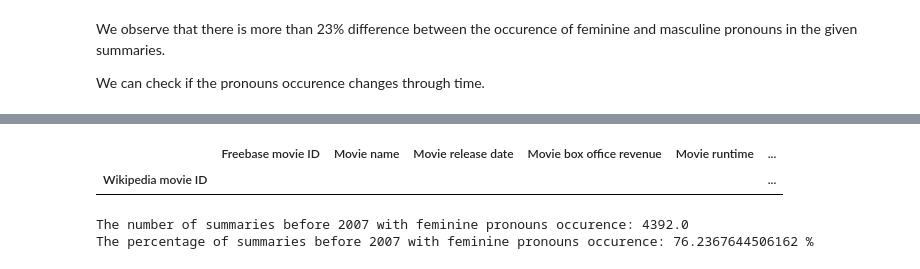
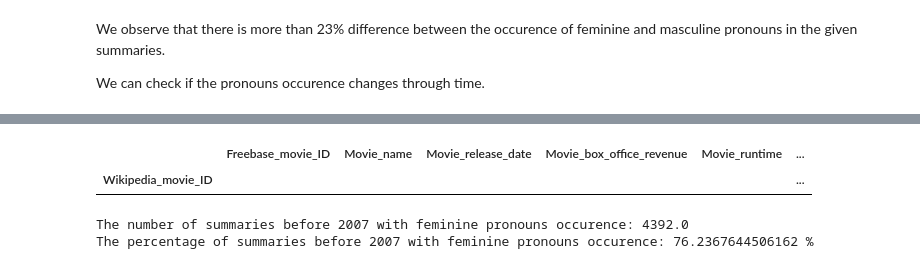
Before and after one commit to epfl-ada/ada-2022-project-cyga, a Jupyter notebook: preprocessing.ipynb, the cells around one changed output, grey strips where cells are left out. Saved outputs shown, nothing was run; the diff lists cells and outputs as text; code cells hidden in the pictures.

```diff
--- a/preprocessing.ipynb
+++ b/preprocessing.ipynb
@@ -77,17 +132,20 @@ PATH_MOVIE_APPRECIATION = PATH_DATA+'movie_appreciation_metadata.csv'
 # %%
 def dict_to_cols(row):
     '''
-    allows to transform the dictionnary into  a dataframe with multiple columns
+    Allows to transform the dictionnary into a dataframe with multiple columns.
+    :param row : row to transform
+    :return :
     '''
     d = js.loads(row[1])
     return row[0], *list(d.values())
 
-def dict_to_lst(str):
+def dict_to_lst(stri):
     '''
-    allows to transform a dictionnary into a list of features
+    Allows to transform a dictionnary into a list of features.
+    :param stri :
+    :return : list of features
     '''
-
-    dict = ast.literal_eval(str)
+    dict = ast.literal_eval(stri)
     lst  = list(dict.values())
     return lst
 # %% [markdown]
@@ -652,6 +762,7 @@ We can interpret from the graph that the ratio of female actresses is clearly lo
 #Find movies without box office revenue and filter them out
 no_rev = movie_metadata.loc[movie_metadata['Movie_box_office_revenue'].isnull()].index
 movie_metadata_filt = movie_metadata.drop(no_rev)
+movie_metadata_filt['Movie_release_date'] = pd.to_datetime(movie_metadata_filt['Movie_release_date'],errors='coerce')
 # %%
 movie_metadata.shape[0]
 # %% [output]
@@ -845,8 +1029,8 @@ feature_wordsets = dict([
                                "he'd", "he's", 'hes'])
 ])
 
-plot_summaries["fem_pronoun"] = plot_summaries["Plot Summary"].apply(lambda x : indicator_variable(feature_wordsets,x,'fem_pronoun'))
-plot_summaries["masc_pronoun"] = plot_summaries["Plot Summary"].apply(lambda x : indicator_variable(feature_wordsets,x,'masc_pronoun'))
+plot_summaries["fem_pronoun"] = plot_summaries["Plot_Summary"].apply(lambda x : indicator_variable(feature_wordsets,x,'fem_pronoun'))
+plot_summaries["masc_pronoun"] = plot_summaries["Plot_Summary"].apply(lambda x : indicator_variable(feature_wordsets,x,'masc_pronoun'))
 # %%
 plot_summaries
 # %% [output]
@@ -887,7 +1071,7 @@ We can check if the pronouns occurence changes through time.
 
 summaries_with_date = movie_metadata_filt.join(plot_summaries) #there were more summaries than given movies
 summaries_with_date = summaries_with_date.dropna()
-summaries_with_date["Movie release date"] = pd.to_datetime(summaries_with_date["Movie release date"],errors='coerce')
-summaries_with_date = summaries_with_date.sort_values(by="Movie release date")
+summaries_with_date["Movie_release_date"] = pd.to_datetime(summaries_with_date["Movie_release_date"],errors='coerce')
+summaries_with_date = summaries_with_date.sort_values(by="Movie_release_date")
 summaries_with_date
 # %% [output]
@@ -895,13 +1092,13 @@ NameError: name 'movie_metadata_filt' is not defined
 # %%
 #split dataset into three parts: before 2007, between 2007 and 2016, and after 2016
 
-summaries_before2007 = summaries_with_date[summaries_with_date["Movie release date"] < "2007-01-01"]
-summaries_2007 = summaries_with_date[(summaries_with_date["Movie release date"] >= "2007-01-01") & (summaries_with_date["Movie release date"] < "2016-01-01") ]
-summaries_2016 = summaries_with_date[summaries_with_date["Movie release date"] >= "2016-01-01"]
+summaries_before2007 = summaries_with_date[summaries_with_date["Movie_release_date"] < "2007-01-01"]
+summaries_2007 = summaries_with_date[(summaries_with_date["Movie_release_date"] >= "2007-01-01") & (summaries_with_date["Movie_release_date"] < "2016-01-01") ]
+summaries_2016 = summaries_with_date[summaries_with_date["Movie_release_date"] >= "2016-01-01"]
 summaries_2016
 # %% [output]
-|  | Freebase movie ID | Movie name | Movie release date | Movie box office revenue | Movie runtime | ... |
-| Wikipedia movie ID |  |  |  |  |  | ... |
+|  | Freebase_movie_ID | Movie_name | Movie_release_date | Movie_box_office_revenue | Movie_runtime | ... |
+| Wikipedia_movie_ID |  |  |  |  |  | ... |
 # %%
 print('The number of summaries before 2007 with feminine pronouns occurence:', sum(summaries_before2007["fem_pronoun"]))
 print('The percentage of summaries before 2007 with feminine pronouns occurence:', 100*(sum(summaries_before2007["fem_pronoun"]))/ len(summaries_before2007), "%")
```
Also changed, not shown: parts of 81 cells of this notebook.
